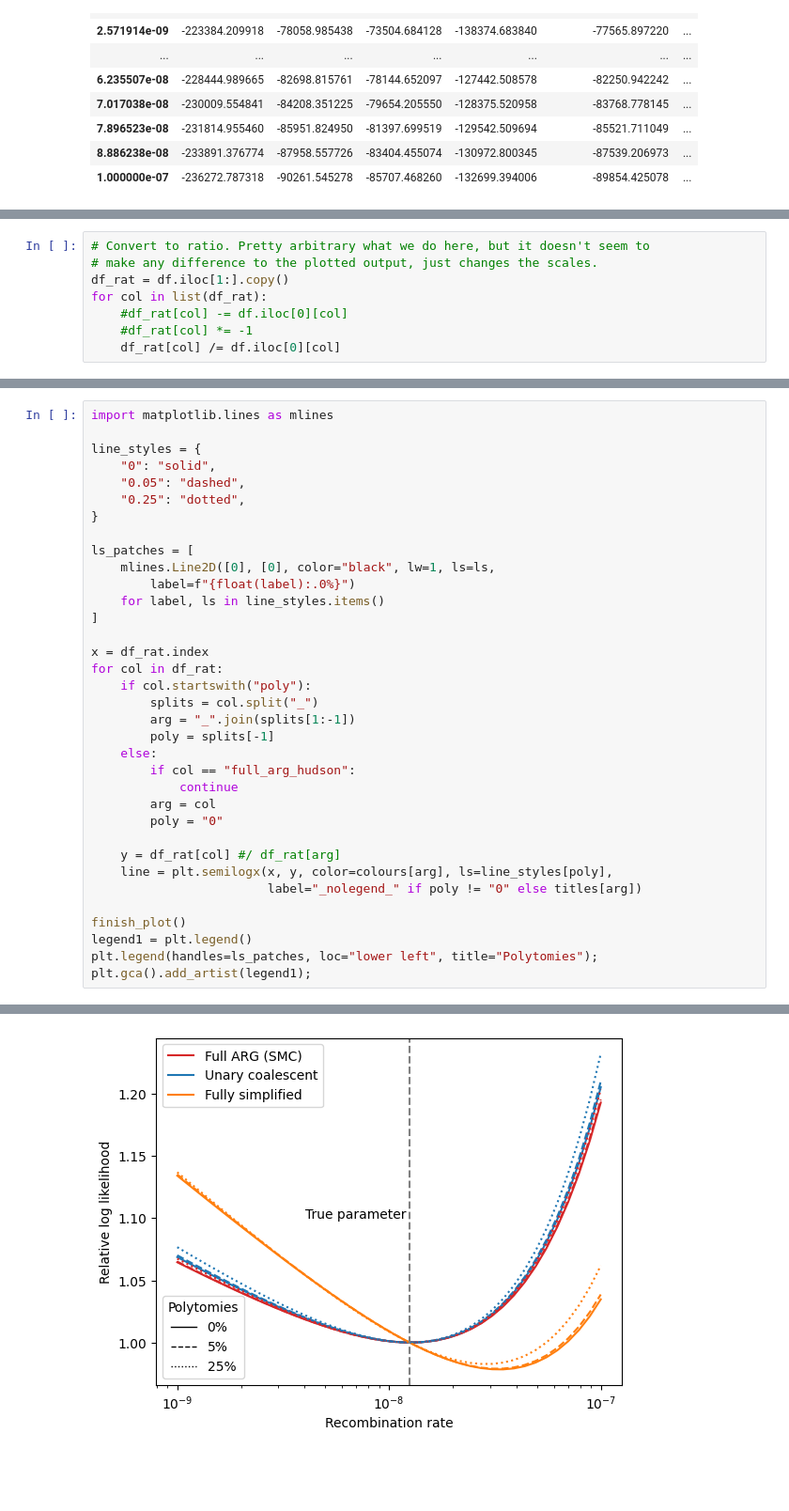
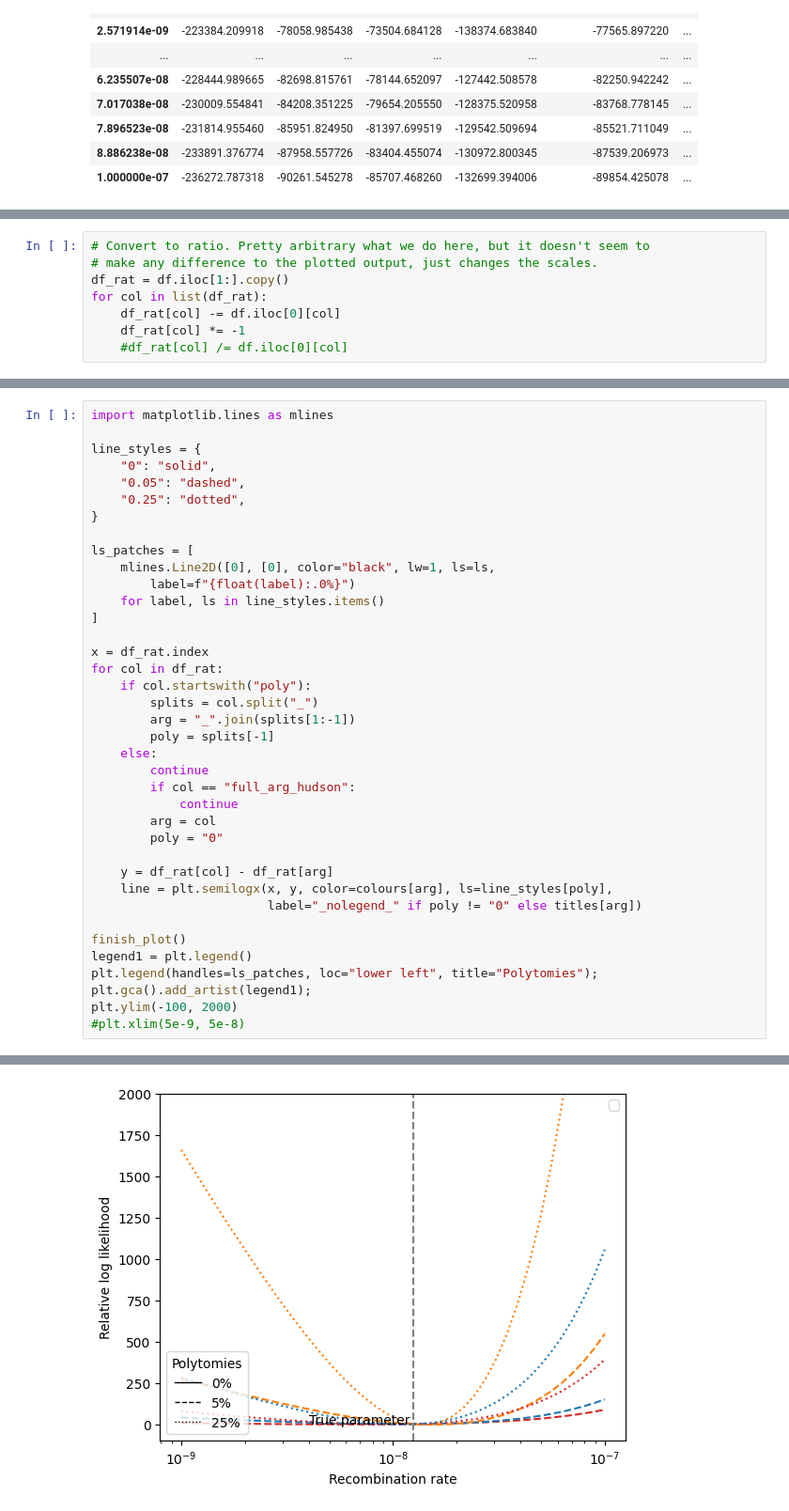
Before and after one commit to petrelharp/smc-bit-paper, a Jupyter notebook: figures/generate-figs/likelihood_surface.ipynb, the cells around one changed output, grey strips where cells are left out. Shown: that part at 94% size. Drawn from its saved outputs; the diff is of its cells as text; blank space fills up the shorter version.

Commit message:
Rejig the likelihood figure

```diff
--- a/figures/generate-figs/likelihood_surface.ipynb
+++ b/figures/generate-figs/likelihood_surface.ipynb
@@ -174,6 +176,6 @@ df
 # make any difference to the plotted output, just changes the scales.
 df_rat = df.iloc[1:].copy()
 for col in list(df_rat):
-    #df_rat[col] -= df.iloc[0][col]
-    #df_rat[col] *= -1
-    df_rat[col] /= df.iloc[0][col]
+    df_rat[col] -= df.iloc[0][col]
+    df_rat[col] *= -1
+    #df_rat[col] /= df.iloc[0][col]
@@ -229,12 +229,13 @@ for col in df_rat:
         arg = "_".join(splits[1:-1])
         poly = splits[-1]
     else:
+        continue
         if col == "full_arg_hudson":
             continue
         arg = col
         poly = "0"
 
-    y = df_rat[col] #/ df_rat[arg]
+    y = df_rat[col] - df_rat[arg]
     line = plt.semilogx(x, y, color=colours[arg], ls=line_styles[poly],
                         label="_nolegend_" if poly != "0" else titles[arg])
 
@@ -242,4 +243,6 @@ finish_plot()
 legend1 = plt.legend()
 plt.legend(handles=ls_patches, loc="lower left", title="Polytomies");
 plt.gca().add_artist(legend1);
+plt.ylim(-100, 2000)
+#plt.xlim(5e-9, 5e-8)
 # %% [output]
@@ -246 +251 @@ plt.gca().add_artist(legend1);
-[figure, old version]
+[figure, new version]
```
Also changed, not shown: parts of 4 cells of this notebook, 5 other files.
